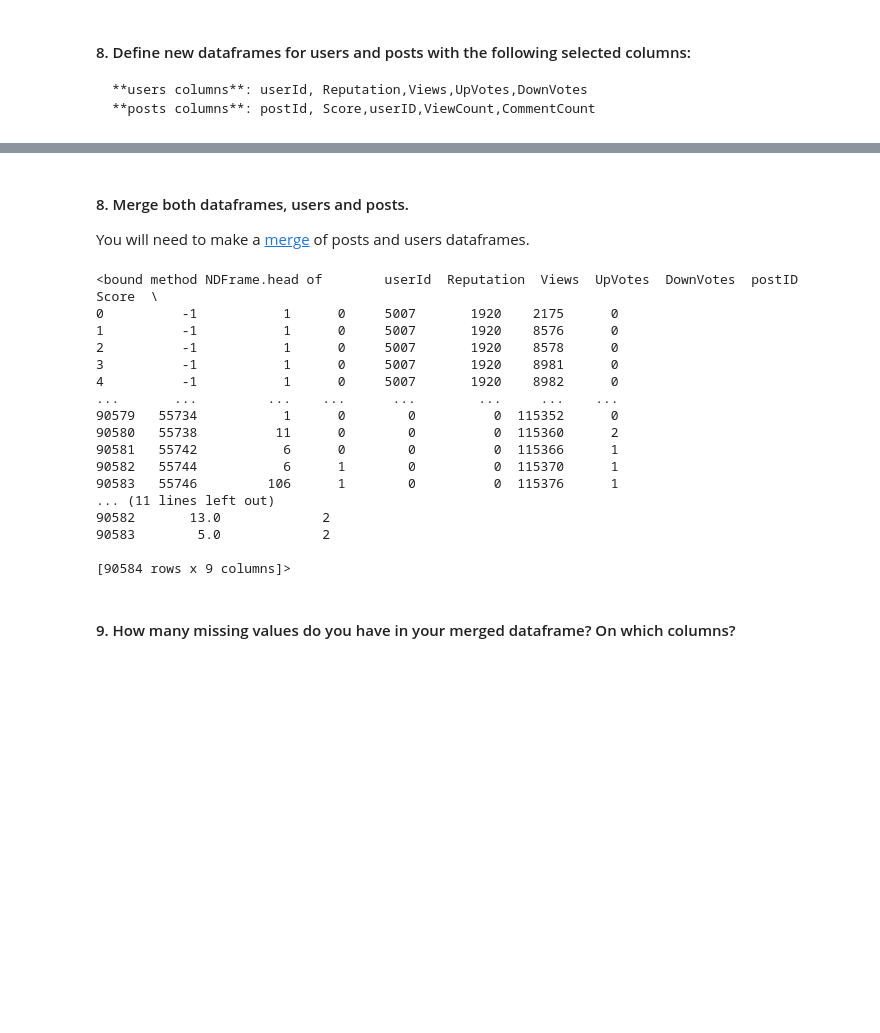
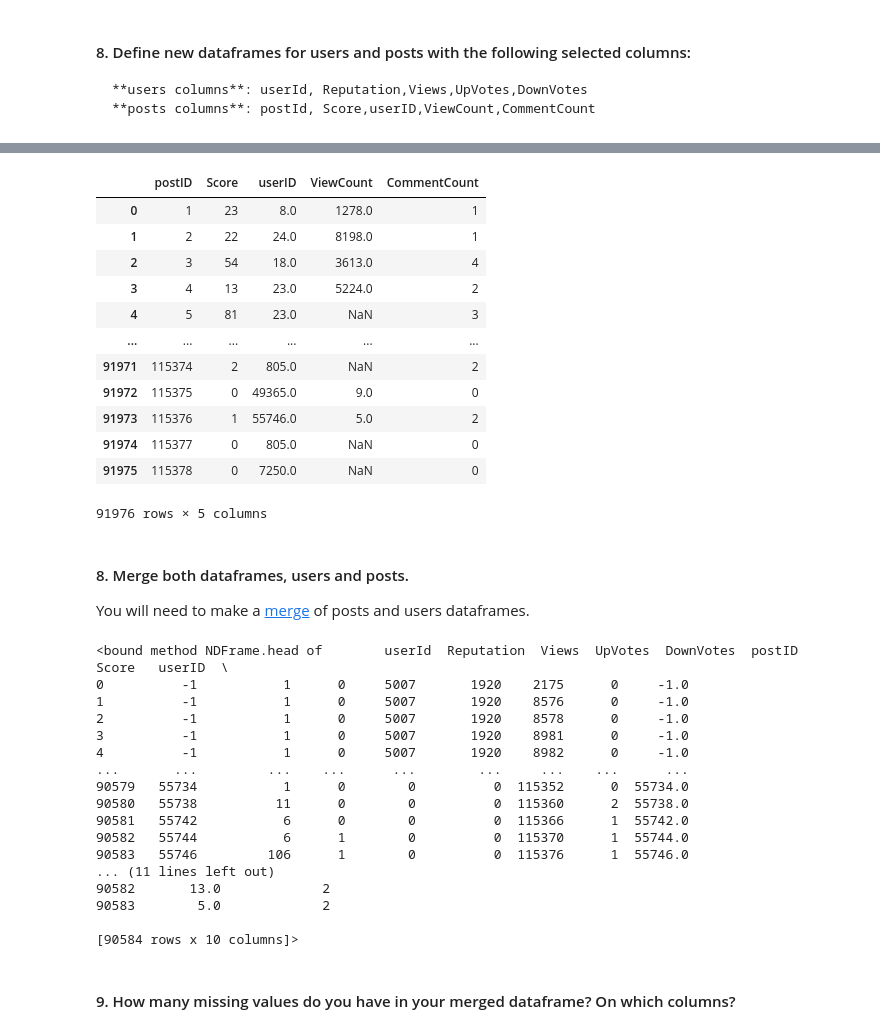
Before and after one commit to CristopherRL/dataptmad1019, a Jupyter notebook: module-1/lab-data_cleaning/your-code/main.ipynb, the cells around one changed output, grey strips where cells are left out. Cells and saved outputs as stored; diff of their text form; code cells hidden in the pictures; blank space fills up the shorter version.

```diff
--- a/module-1/lab-data_cleaning/your-code/main.ipynb
+++ b/module-1/lab-data_cleaning/your-code/main.ipynb
@@ -100,26 +120,43 @@ new_df_posts = df_posts[['postID', 'Score','userId','ViewCount','CommentCount']]
+# %%
+new_df_posts
+# %% [output]
+|  | postID | Score | userID | ViewCount | CommentCount |
+| 0 | 1 | 23 | 8.0 | 1278.0 | 1 |
+| 1 | 2 | 22 | 24.0 | 8198.0 | 1 |
+| 2 | 3 | 54 | 18.0 | 3613.0 | 4 |
+| 3 | 4 | 13 | 23.0 | 5224.0 | 2 |
+| 4 | 5 | 81 | 23.0 | NaN | 3 |
+| ... | ... | ... | ... | ... | ... |
+| 91971 | 115374 | 2 | 805.0 | NaN | 2 |
+| 91972 | 115375 | 0 | 49365.0 | 9.0 | 0 |
+| 91973 | 115376 | 1 | 55746.0 | 5.0 | 2 |
+| 91974 | 115377 | 0 | 805.0 | NaN | 0 |
+| 91975 | 115378 | 0 | 7250.0 | NaN | 0 |
+91976 rows × 5 columns
 # %% [markdown]
 #### 8. Merge both dataframes, users and posts.
 You will need to make a [merge](https://pandas.pydata.org/pandas-docs/stable/generated/pandas.DataFrame.merge.html) of posts and users dataframes.
 # %%
-new_df = new_df_users.merge(new_df_posts, how = 'inner',left_on='userId', right_on='userId')
+#using MERGE function, with UserId as 'on'
+new_df = new_df_users.merge(new_df_posts, how = 'inner', left_on='userId', right_on='userID')
 new_df.head
 # %% [output]
-<bound method NDFrame.head of        userId  Reputation  Views  UpVotes  DownVotes  postID  Score  \
-0          -1           1      0     5007       1920    2175      0
-1          -1           1      0     5007       1920    8576      0
-2          -1           1      0     5007       1920    8578      0
-3          -1           1      0     5007       1920    8981      0
-4          -1           1      0     5007       1920    8982      0
-...       ...         ...    ...      ...        ...     ...    ...
-90579   55734           1      0        0          0  115352      0
-90580   55738          11      0        0          0  115360      2
-90581   55742           6      0        0          0  115366      1
-90582   55744           6      1        0          0  115370      1
-90583   55746         106      1        0          0  115376      1
+<bound method NDFrame.head of        userId  Reputation  Views  UpVotes  DownVotes  postID  Score   userID  \
+0          -1           1      0     5007       1920    2175      0     -1.0
+1          -1           1      0     5007       1920    8576      0     -1.0
+2          -1           1      0     5007       1920    8578      0     -1.0
+3          -1           1      0     5007       1920    8981      0     -1.0
+4          -1           1      0     5007       1920    8982      0     -1.0
+...       ...         ...    ...      ...        ...     ...    ...      ...
+90579   55734           1      0        0          0  115352      0  55734.0
+90580   55738          11      0        0          0  115360      2  55738.0
+90581   55742           6      0        0          0  115366      1  55742.0
+90582   55744           6      1        0          0  115370      1  55744.0
+90583   55746         106      1        0          0  115376      1  55746.0
 ... (11 lines left out)
 90582       13.0             2
 90583        5.0             2
 
-[90584 rows x 9 columns]>
+[90584 rows x 10 columns]>
 # %% [markdown]
 #### 9. How many missing values do you have in your merged dataframe? On which columns?
```
Also changed, not shown: parts of 13 cells of this notebook.
